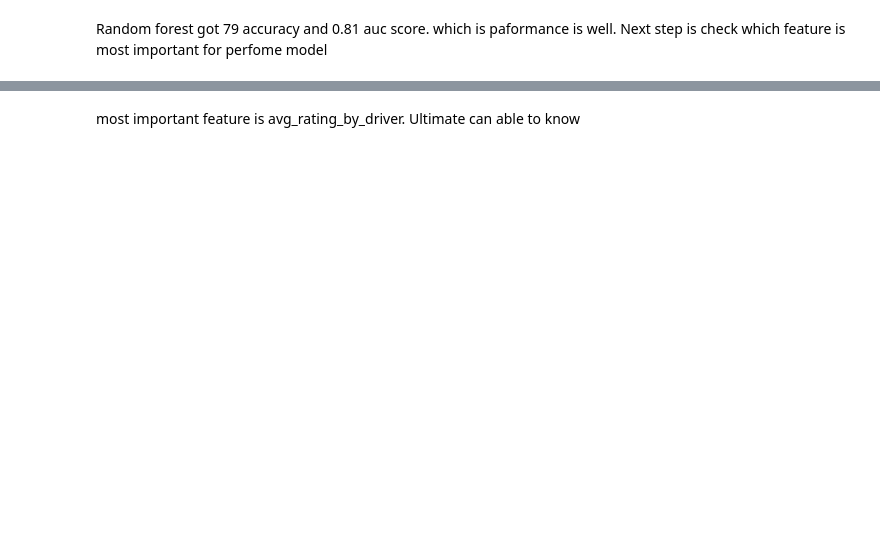
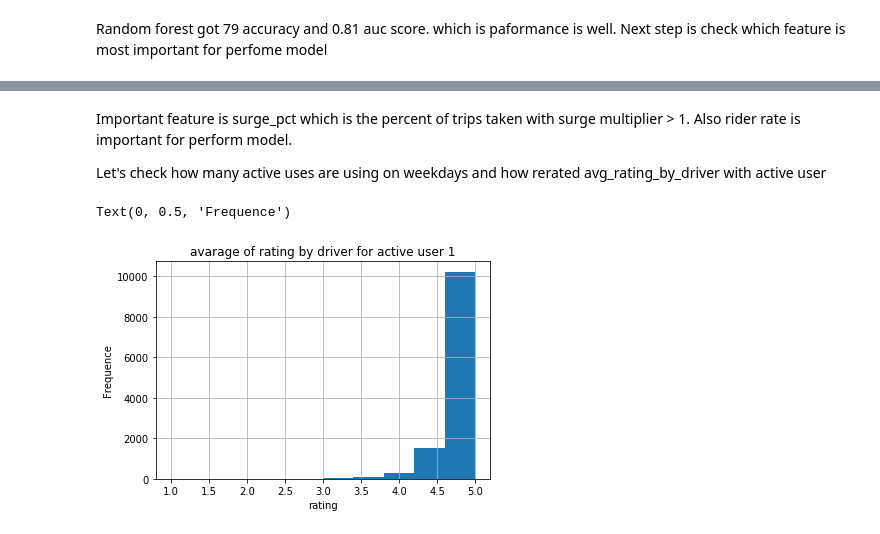
Before and after one commit to atsushii/Ultimate_take_home_challenge, a Jupyter notebook: Predictive_modeling.ipynb, the cells around one changed output, grey strips where cells are left out. Drawn from its saved outputs; the diff is of its cells as text; code cells hidden in the pictures; blank space fills up the shorter version.

```diff
--- a/Predictive_modeling.ipynb
+++ b/Predictive_modeling.ipynb
@@ -566,3 +566,13 @@ pd.DataFrame(best_rfc.feature_importances_, index=X_train.columns, columns=["imp
-# %% [markdown]
-most important feature is avg_rating_by_driver.
-Ultimate can able to know
+# %% [markdown]
+Important feature is surge_pct which is the percent of trips taken with surge multiplier > 1.
+Also rider rate is important for perform model.
+
+Let's check how many active uses are using on weekdays and how rerated avg_rating_by_driver with active user
+# %%
+df.loc[df["active_user"] == 1]["avg_rating_by_driver"].hist()
+plt.title("avarage of rating by driver for active user 1")
+plt.xlabel("rating")
+plt.ylabel("Frequence")
+# %% [output]
+Text(0, 0.5, 'Frequence')
+[figure, added]
```
Also changed, not shown: parts of 12 cells of this notebook.
